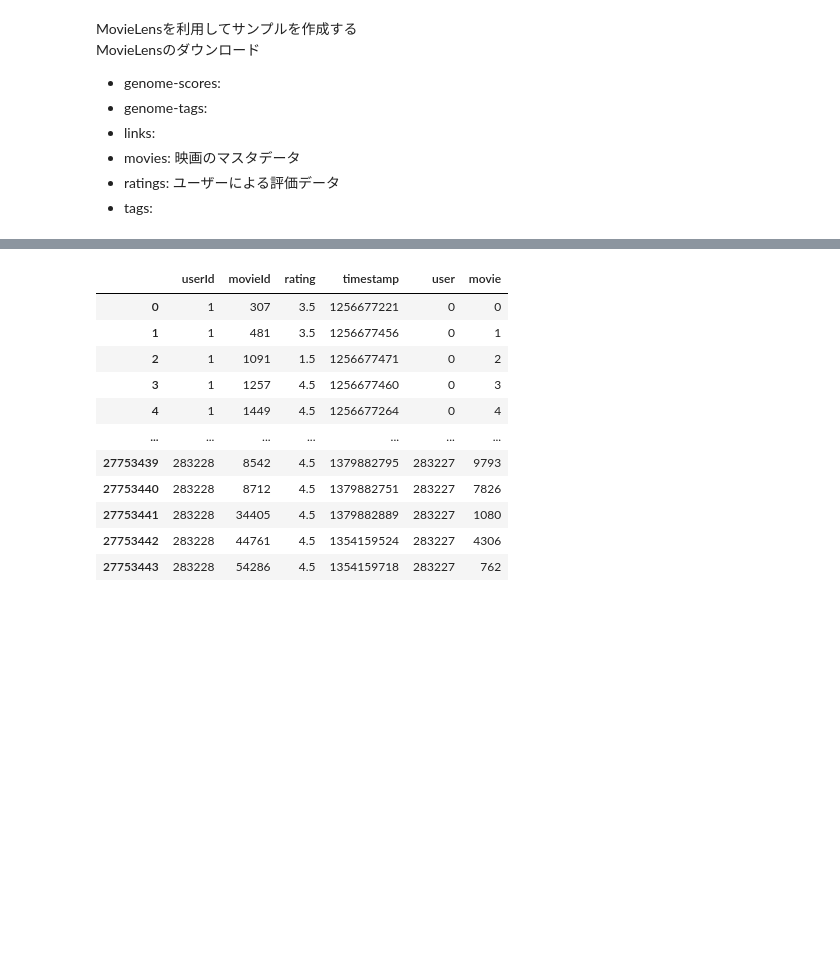
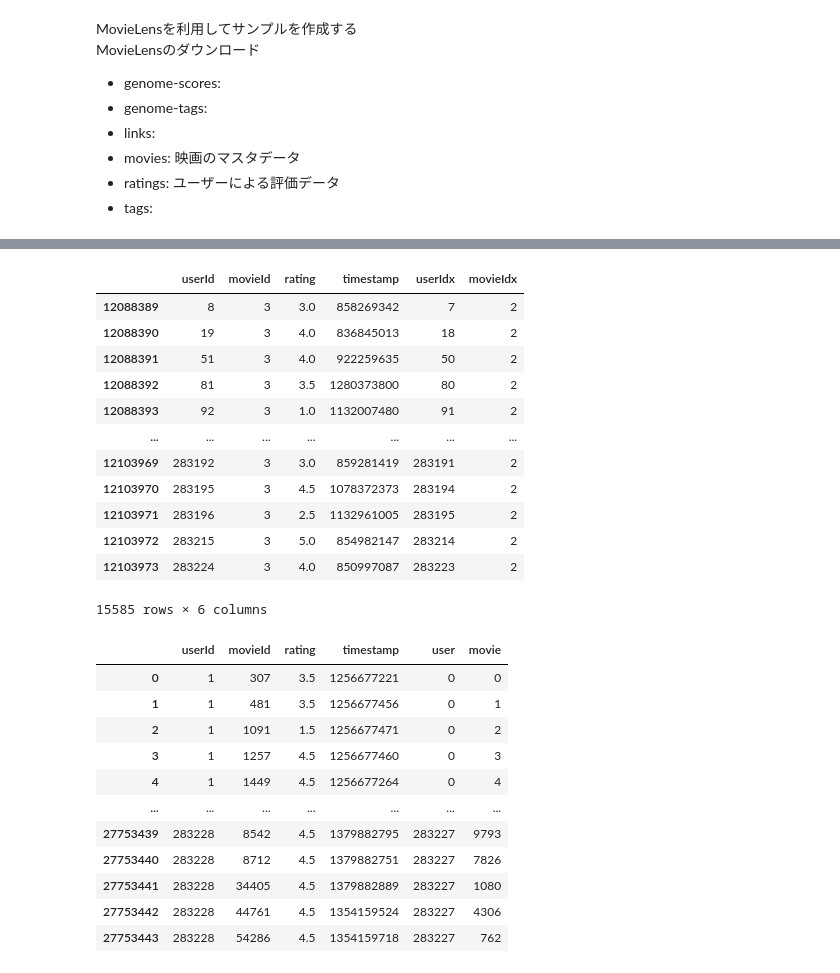
Before and after one commit to takarotoooooo/learning-for-ml, a Jupyter notebook: notebook/推薦システム/01-matrix-factorization.ipynb, the cells around one changed output, grey strips where cells are left out. Saved outputs shown, nothing was run; the diff lists cells and outputs as text; code cells hidden in the pictures; blank space fills up the shorter version.

```diff
--- a/notebook/推薦システム/01-matrix-factorization.ipynb
+++ b/notebook/推薦システム/01-matrix-factorization.ipynb
@@ -15,2 +19,2 @@ import numpy as np
 # %%
-app_root_dir = Path().resolve().parent
+movielens_datasets = MovieLensDataset()
@@ -85,3 +164,19 @@ ratings
+# %%
+movielens_datasets.ratings.query('movieIdx == 2')
+# %% [output]
+|  | userId | movieId | rating | timestamp | userIdx | movieIdx |
+| 12088389 | 8 | 3 | 3.0 | 858269342 | 7 | 2 |
+| 12088390 | 19 | 3 | 4.0 | 836845013 | 18 | 2 |
+| 12088391 | 51 | 3 | 4.0 | 922259635 | 50 | 2 |
+| 12088392 | 81 | 3 | 3.5 | 1280373800 | 80 | 2 |
+| 12088393 | 92 | 3 | 1.0 | 1132007480 | 91 | 2 |
+| ... | ... | ... | ... | ... | ... | ... |
+| 12103969 | 283192 | 3 | 3.0 | 859281419 | 283191 | 2 |
+| 12103970 | 283195 | 3 | 4.5 | 1078372373 | 283194 | 2 |
+| 12103971 | 283196 | 3 | 2.5 | 1132961005 | 283195 | 2 |
+| 12103972 | 283215 | 3 | 5.0 | 854982147 | 283214 | 2 |
+| 12103973 | 283224 | 3 | 4.0 | 850997087 | 283223 | 2 |
+15585 rows × 6 columns
 # %%
 user_ids = ratings['userId'].unique().tolist()
 user2user_encoded = {x: i for i, x in enumerate(user_ids)}
```
Also changed, not shown: parts of 17 cells of this notebook, 2 other files.
